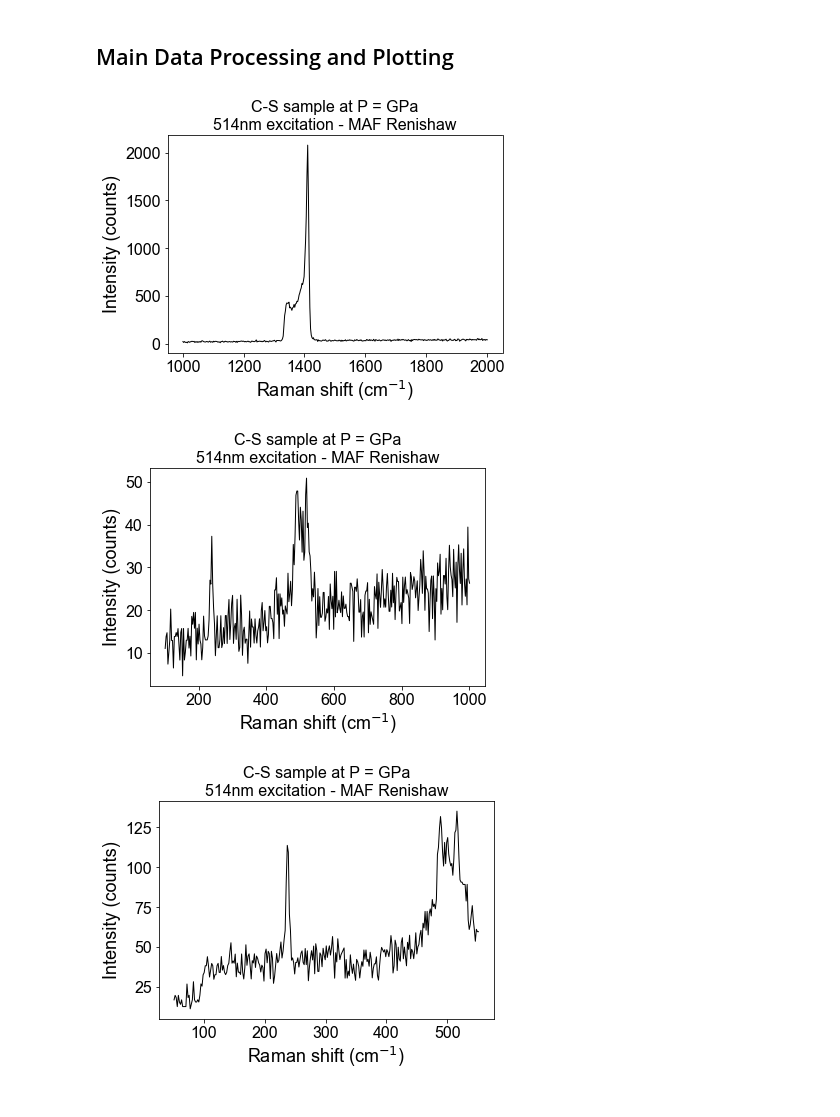
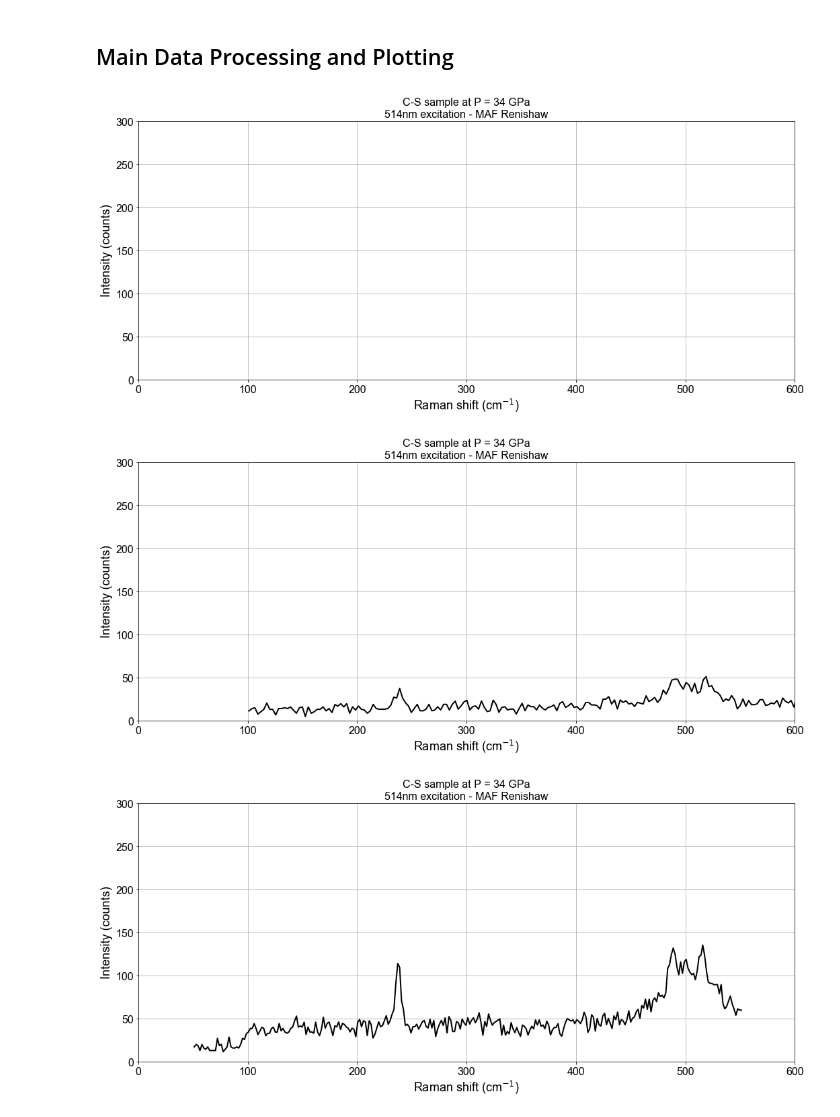
Before and after one commit to professorchaman/General-Data-Analysis, a Jupyter notebook: General Plotting and Data Analysis - CG_02182023.ipynb, the cells around one changed output. Saved outputs shown, nothing was run; the diff lists cells and outputs as text; code cells hidden in the pictures.

```diff
--- a/General Plotting and Data Analysis - CG_02182023.ipynb
+++ b/General Plotting and Data Analysis - CG_02182023.ipynb
@@ -177,8 +177,8 @@ meanf_df = pd.DataFrame(columns=('File Name','Power', 'Mean Wvl'))
 
 for i in tqdm(range(0, len(fdata))):
 
-    fig = plt.figure()
-    ax1 = fig.add_subplot(111) # Put this outside loop if you want only one plot with all cruves. Keep it inside if you want separate plots
+    fig1 = plt.figure()
+    ax1 = fig1.add_subplot(111) # Put this outside loop if you want only one plot with all cruves. Keep it inside if you want separate plots
 
     head_i, tail_i = os.path.split(fdata[i])
 
@@ -283,37 +283,38 @@ for i in tqdm(range(0, len(fdata))):
             #ax1.text(lab[j]+.8, 1.1, str(lab[j]), rotation=90, fontsize = 13)
 
         ax1.plot(x_data, y_data[:,-1]/np.max(y_data[:,0]), lw=3,color='b')
     else:
 
         y_per = y_val
 
-        ax1.plot(x_val, y_per,label=tail_i,color='k',lw=1, ls='-') # Code line to plot the curves
+        ax1.plot(x_val, y_per,label=tail_i,color='k',lw=2, ls='-') # Code line to plot the curves
 
     # General plot properties are set below
 
-    ax1.set_title('C-S sample at P = GPa\n514nm excitation - MAF Renishaw')
+    ax1.set_title('C-S sample at P = 34 GPa\n514nm excitation - MAF Renishaw')
     ax1.set_xlabel(x_label)
     ax1.set_ylabel('Intensity (counts)')
-    #ax1.set_xlim()
-    #ax1.set_ylim()
+    ax1.set_xlim(0,600)
+    ax1.set_ylim(0,300)
+    ax1.grid()
 
     #ax1.set_yticks([])
     #ax1.tick_params(axis='y',which='both',left='off',labelleft='off')
 
     #ax1.legend(bbox_to_anchor=(1, 1),title='Peak Positions')
 
     # Add a secondary x-axis
     #secax = ax1.secondary_xaxis('top', functions=(nm2ram(xval,laser_source), ram2nm(xval,laser_source)))
 
     #secax.set_xlabel('Raman shift (cm$^{-1}$)')
     fig1.tight_layout()
     plt.show()
 
 if do_mfv_calc == 'y': plot_meanf_data(laser_Pow, meanf_df, ax2, plot_title='Put your title here')
 
 
 #plt.savefig(os.path.join(head_i,'PL_plot-09202022.jpg'))
 # %% [output]
-[figure, old version]
+[figure, new version]
-[figure, old version]
+[figure, new version]
-[figure, old version]
+[figure, new version]
```
Also changed, not shown: parts of 1 cell of this notebook.
